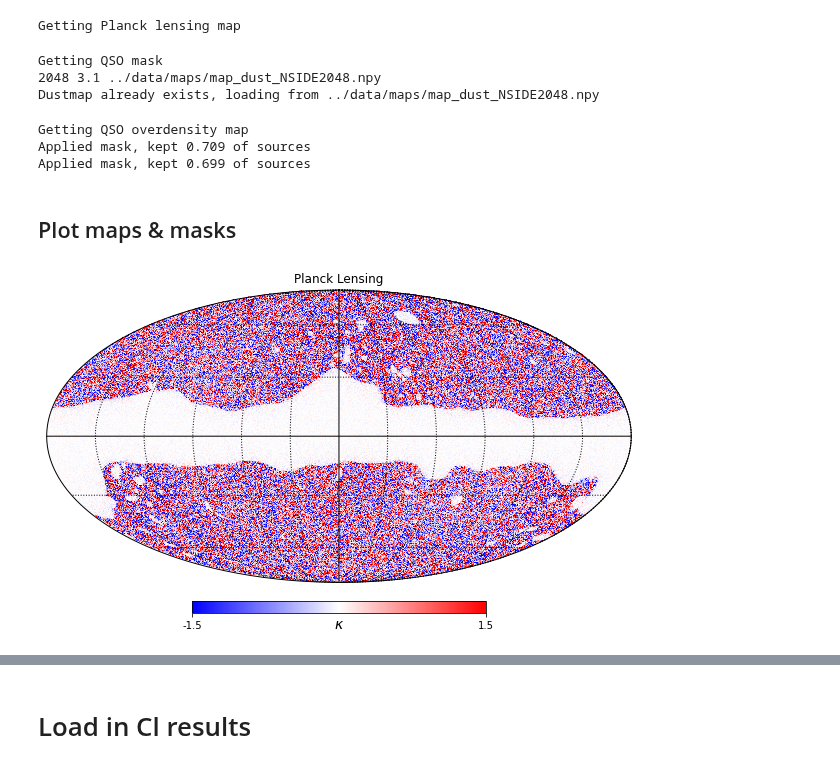
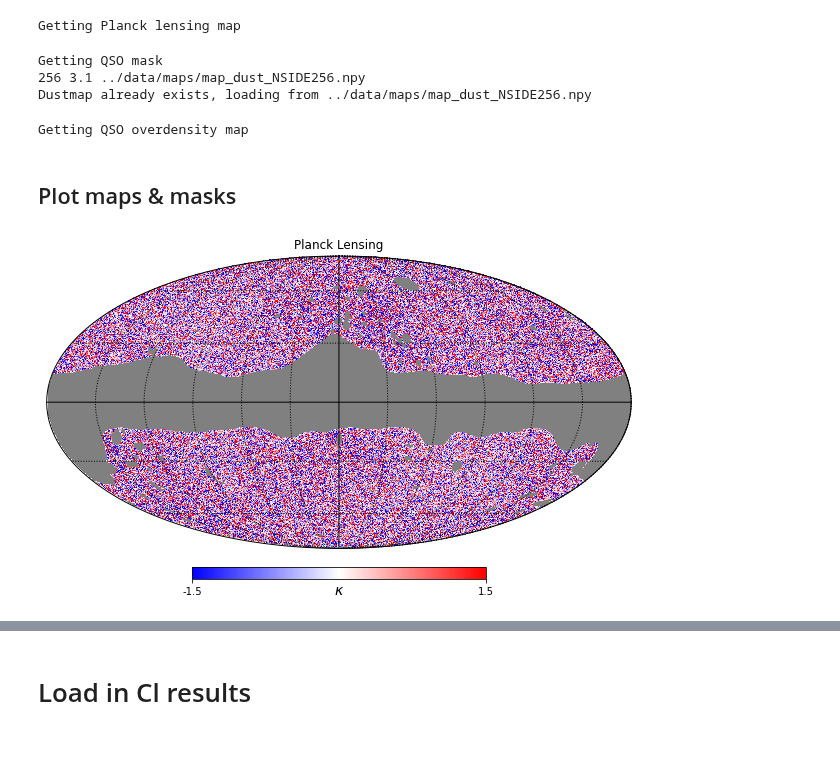
Before and after one commit to kstoreyf/gaia-quasars-lss, a Jupyter notebook: notebooks/2022-07-29_lensing_qso_cross.ipynb, the cells around one changed output, grey strips where cells are left out. Cells and saved outputs as stored; diff of their text form; code cells hidden in the pictures.

```diff
--- a/notebooks/2022-07-29_lensing_qso_cross.ipynb
+++ b/notebooks/2022-07-29_lensing_qso_cross.ipynb
@@ -24,3 +24,3 @@ import lensing_qso_cross
 # %%
-NSIDE = 2048
-G_max = 20
+NSIDE = 256
+G_max = 20.0
@@ -32,32 +30,36 @@ fn_rand = f'../data/randoms/random_stardustm1064_G{G_max}_10x.fits'
 mask_names_gaia = ['mcs', 'dust']
 Av_max = 0.2
 # %%
-mask_lensing = lensing_qso_cross.get_planck_lensing_mask(NSIDE)
+mask_k = lqc.get_planck_lensing_mask(NSIDE)
 # %% [output]
 Getting Planck lensing mask
 # %%
-map_lensing = lensing_qso_cross.get_planck_lensing_map(NSIDE)
+map_k = lqc.get_planck_lensing_map(NSIDE)
 # %% [output]
 Getting Planck lensing map
 # %%
-mask_overdensity = masks.get_qso_mask(NSIDE, mask_names_gaia, Av_max=Av_max)
+mask_q_binary = lqc.get_qso_mask_binary(NSIDE, mask_names_gaia, Av_max=Av_max)
+mask_q = lqc.get_qso_mask_prob(NSIDE, mask_q_binary)
+#mask_q = lqc.get_qso_mask(NSIDE, mask_names_gaia, Av_max=Av_max)
+#mask_q = lqc.get_qso_mask_useprob(NSIDE, mask_names_gaia, Av_max=Av_max)
 # %% [output]
 Getting QSO mask
-2048 3.1 ../data/maps/map_dust_NSIDE2048.npy
-Dustmap already exists, loading from ../data/maps/map_dust_NSIDE2048.npy
+256 3.1 ../data/maps/map_dust_NSIDE256.npy
+Dustmap already exists, loading from ../data/maps/map_dust_NSIDE256.npy
 # %%
-map_overdensity = lensing_qso_cross.get_qso_overdensity_map(NSIDE, fn_gaia, fn_rand, mask_overdensity)
+#map_q = lqc.get_qso_overdensity_map(NSIDE, fn_gaia, fn_rand, mask_q)
+#map_q = lqc.get_qso_overdensity_map_useprob(NSIDE, fn_gaia)
+map_q = lqc.get_qso_overdensity_map(NSIDE, fn_gaia, mask_q_binary)
 # %% [output]
 Getting QSO overdensity map
-Applied mask, kept 0.709 of sources
-Applied mask, kept 0.699 of sources
 # %% [markdown]
 ## Plot maps & masks
 # %%
-hp.mollview(map_lensing, title=rf"Planck Lensing", unit=r"$\kappa$",
+map_k[mask_k==0] = hp.UNSEEN
+hp.mollview(map_k, title=rf"Planck Lensing", unit=r"$\kappa$",
             cmap='bwr', min=-1.5, max=1.5, #coord=['C', 'G']
 )
 hp.graticule()
 # %% [output]
-[figure, old version]
+[figure, new version]
 # %%
```
Also changed, not shown: parts of 10 cells of this notebook, 2 other files.
